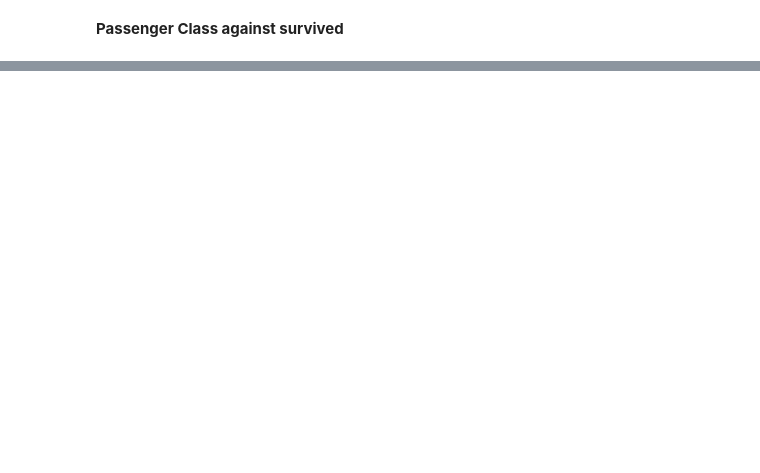
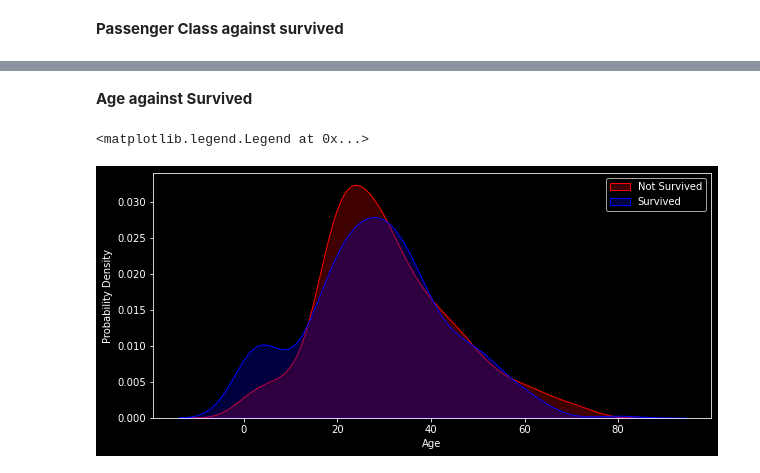
Before and after one commit to XVI-IX/titanic, a Jupyter notebook: titanic.ipynb, the cells around one changed output, grey strips where cells are left out. Drawn from its saved outputs; the diff is of its cells as text; code cells hidden in the pictures; blank space fills up the shorter version.

```diff
--- a/titanic.ipynb
+++ b/titanic.ipynb
@@ -364,0 +409,24 @@ sns.catplot('Pclass', "Survived", kind='point', data=train)
+# %% [markdown]
+**Age against Survived**
+# %%
+fig, ax = plt.subplots(figsize=(10, 4.5))
+
+sns.kdeplot(data=train["Age"][(train["Survived"] == 0) & (train['Age'].notnull())], kernel='gau',
+ax=ax, color="red", shade=True, legend=True)
+
+sns.kdeplot(
+    data=train["Age"][(train['Survived'] == 1) & (train['Survived'].notnull())],
+    kernel='gau',
+    ax=ax,
+    color="blue",
+    shade=True
+)
+
+ax.set_xlabel("Age")
+ax.set_ylabel("Probability Density")
+ax.legend(
+    ["Not Survived", "Survived"]
+)
+# %% [output]
+<matplotlib.legend.Legend at 0x...>
+[figure, added]
```
Also changed, not shown: parts of 26 cells of this notebook.
